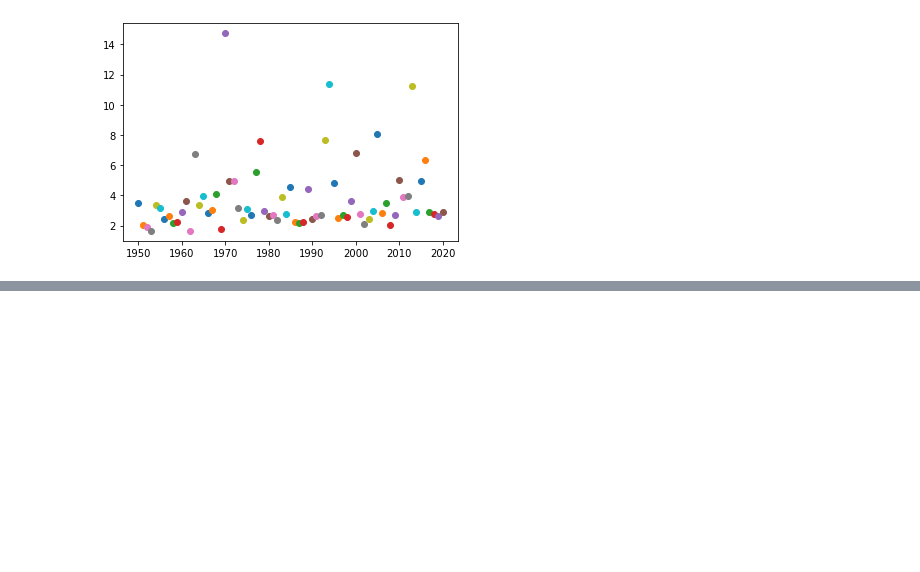
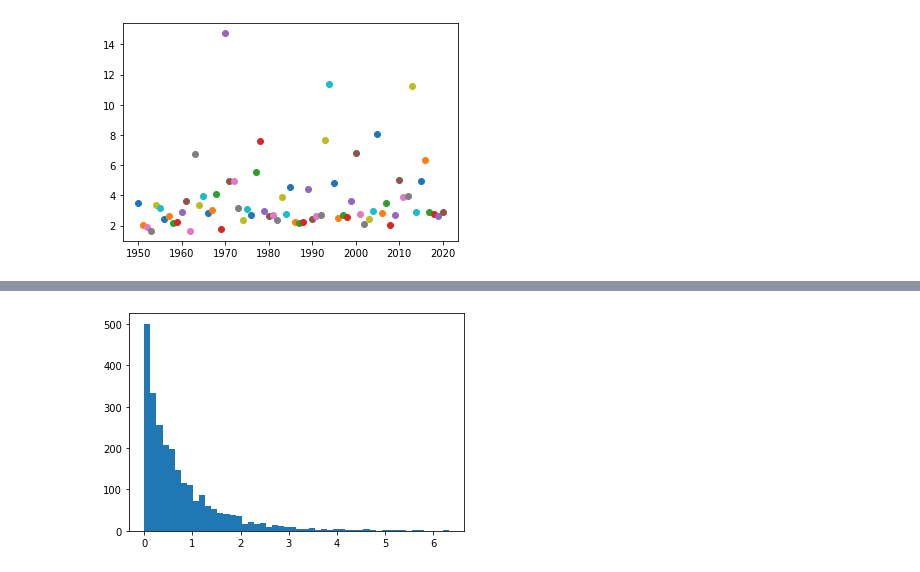
Before and after one commit to arpanlaha/math199-project-2, a Jupyter notebook: collapses.ipynb, the cells around one changed output, grey strips where cells are left out. Cells and saved outputs as stored; diff of their text form; code cells hidden in the pictures; blank space fills up the shorter version.

```diff
--- a/collapses.ipynb
+++ b/collapses.ipynb
@@ -115,0 +146,4 @@ collapse_scores,team_years=generate_collapse_scores("mlb", MLB_YEARS)
+# %%
+plot_histogram(mlb_collapse_scores)
+# %% [output]
+[figure, added]
```
Also changed, not shown: parts of 9 cells of this notebook.
